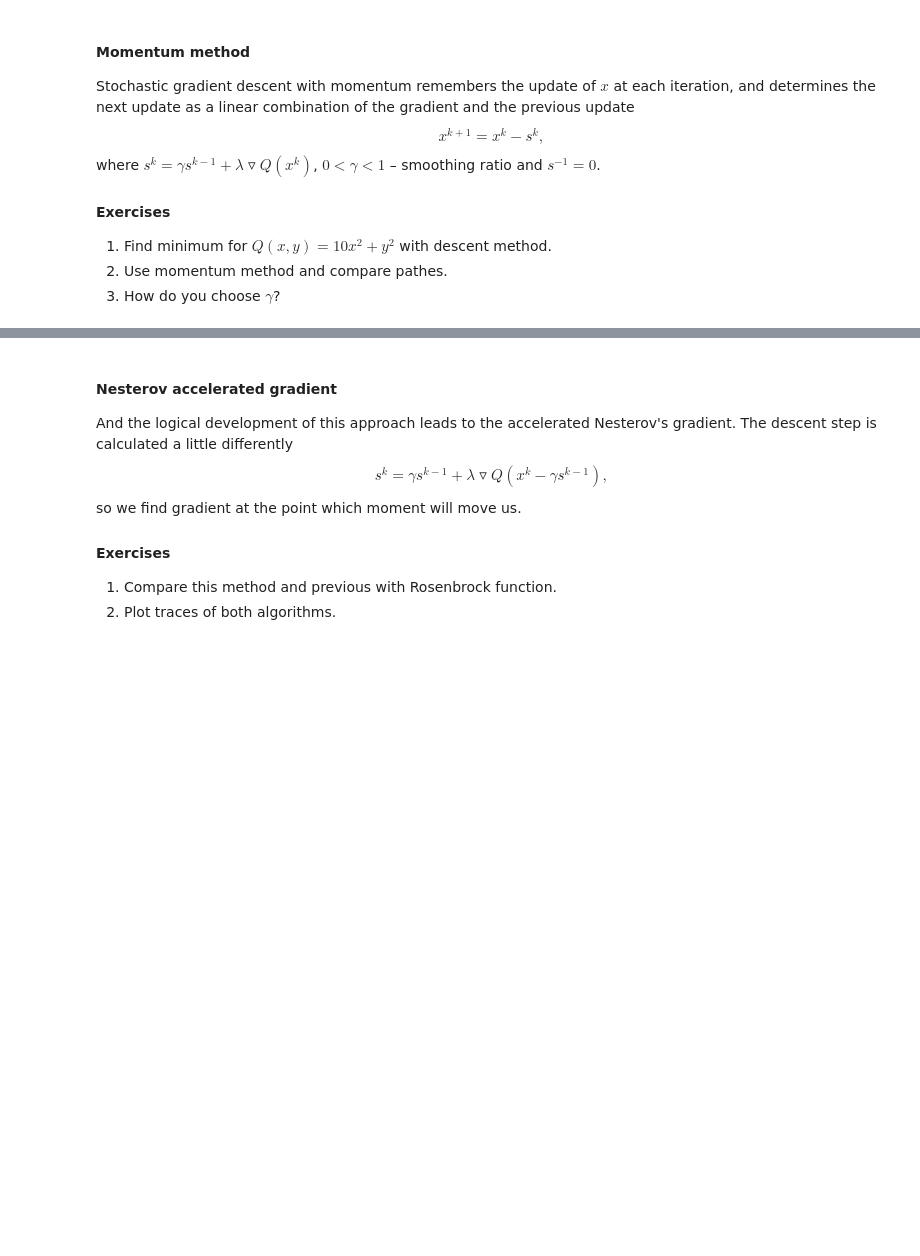
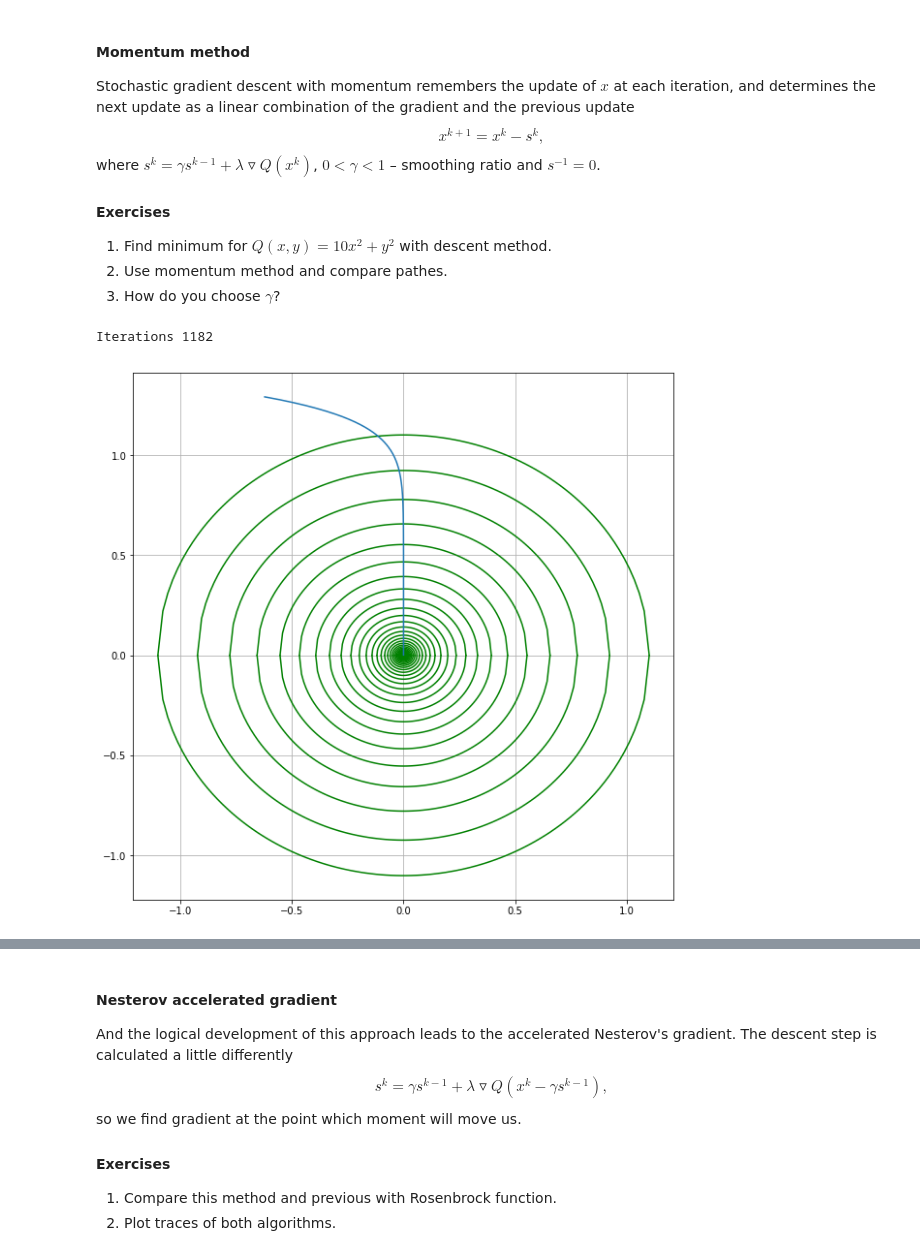
Before and after one commit to Sundry4/Darin_project, a Jupyter notebook: labs/lab-1.ipynb, the cells around one changed output, grey strips where cells are left out. Cells and saved outputs as stored; diff of their text form; code cells hidden in the pictures; blank space fills up the shorter version.

```diff
--- a/labs/lab-1.ipynb
+++ b/labs/lab-1.ipynb
@@ -610,3 +610,47 @@ $$x^{k+1} = x^{k} - s^{k},$$ where $s^k = \gamma s^{k-1} + \lambda\triangledown
 1. Find minimum for $Q(x,y)=10x^2+y^2$ with descent method.
 2. Use momentum method and compare pathes.
 3. How do you choose $\gamma$?
+# %%
+# descent method
+
+def grad(w, gamma, lamb):
+    w[0] -= lamb * 20 * w[0]
+    w[1] -= lamb * 2 * w[1]
+    return w
+
+
+plt.figure(figsize=(10, 10))
+
+a = np.random.uniform(-2, 2)
+b = np.random.uniform(-2, 2)
+w = [a, b]
+la = 0.1
+
+e = 1
+iteration = 1
+
+dots_x = []
+dots_y = []
+
+while (e > 10**-5):
+    w = grad(w, gamma, lamb)
+    e = (20 * w[0] + 2 * w[1])**2
+
+    if iteration % 30 == 0:
+        r = np.sqrt(w[0]**2 + w[1]**2)
+        x = np.linspace(-r, r, 100)
+        plt.plot(x, [np.sqrt(r**2 - x[i]**2) for i in range(100)], color='g')
+        plt.plot(x, [-np.sqrt(r**2 - x[i]**2) for i in range(100)], color='g')
+
+    dots_x.append(w[0])
+    dots_y.append(w[1])
+
+    iteration += 1
+
+print("Iterations", iteration)
+plt.plot(dots_x, dots_y)
+plt.grid(True)
+plt.show()
+# %% [output]
+Iterations 1182
+[figure, added]
```
Also changed, not shown: parts of 1 cell of this notebook.
